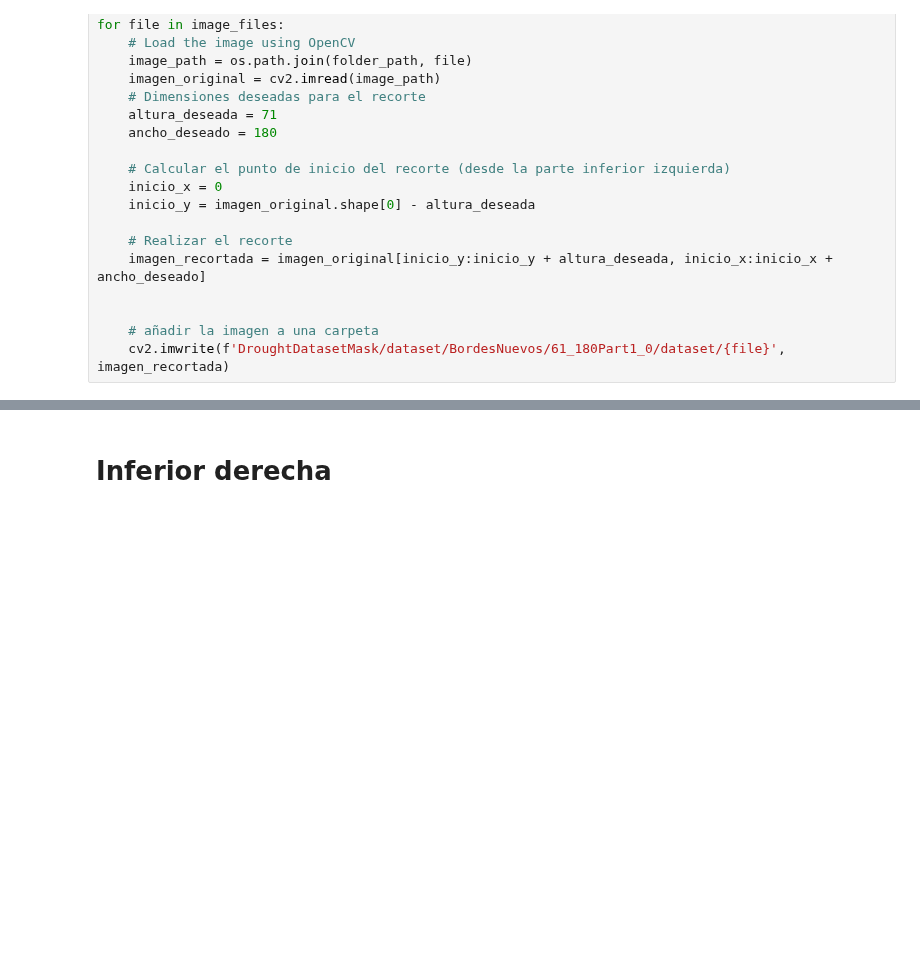
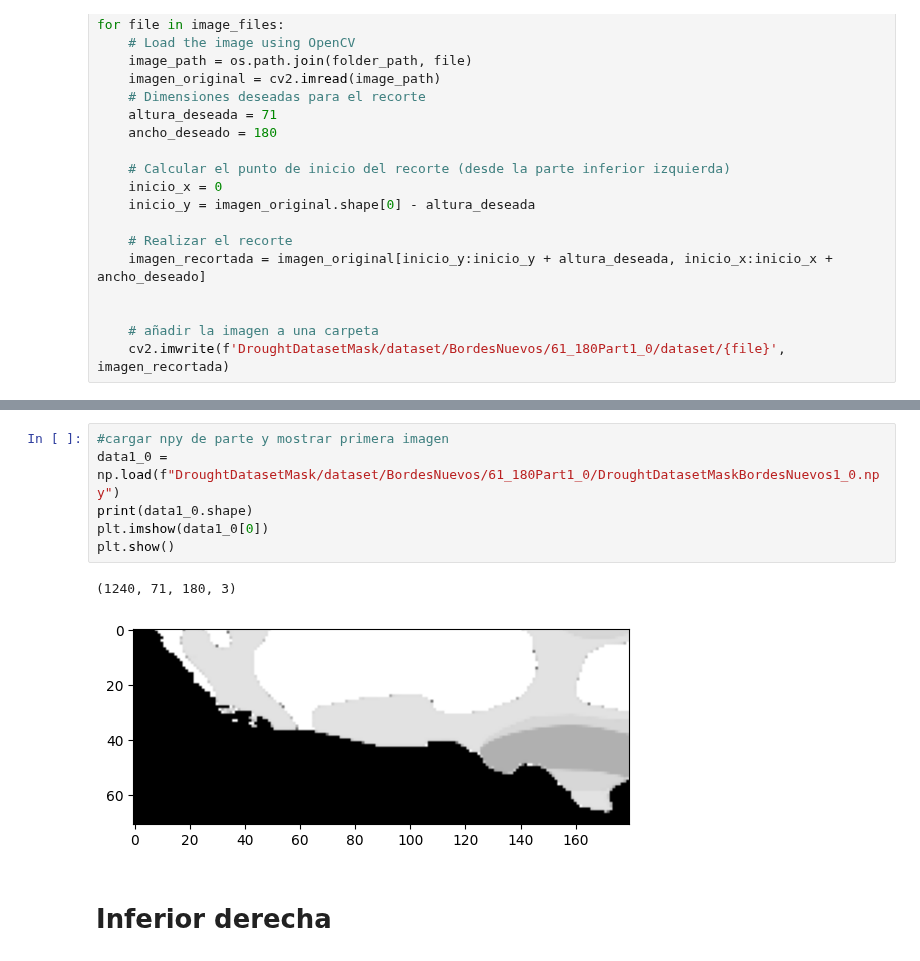
Before and after one commit to SahirReyes30/ImageXpartes, a Jupyter notebook: AjusteBordes.ipynb, the cells around one changed output, grey strips where cells are left out. Drawn from its saved outputs; the diff is of its cells as text; blank space fills up the shorter version.

Commit message:
visualizacion de npys creados

```diff
--- a/AjusteBordes.ipynb
+++ b/AjusteBordes.ipynb
@@ -367,3 +404,12 @@ for file in image_files:
+# %%
+#cargar npy de parte y mostrar primera imagen
+data1_0 = np.load(f"DroughtDatasetMask/dataset/BordesNuevos/61_180Part1_0/DroughtDatasetMaskBordesNuevos1_0.npy")
+print(data1_0.shape)
+plt.imshow(data1_0[0])
+plt.show()
+# %% [output]
+(1240, 71, 180, 3)
+[figure, added]
 # %% [markdown]
 # Inferior derecha
 # %%
```
Also changed, not shown: parts of 55 cells of this notebook.
